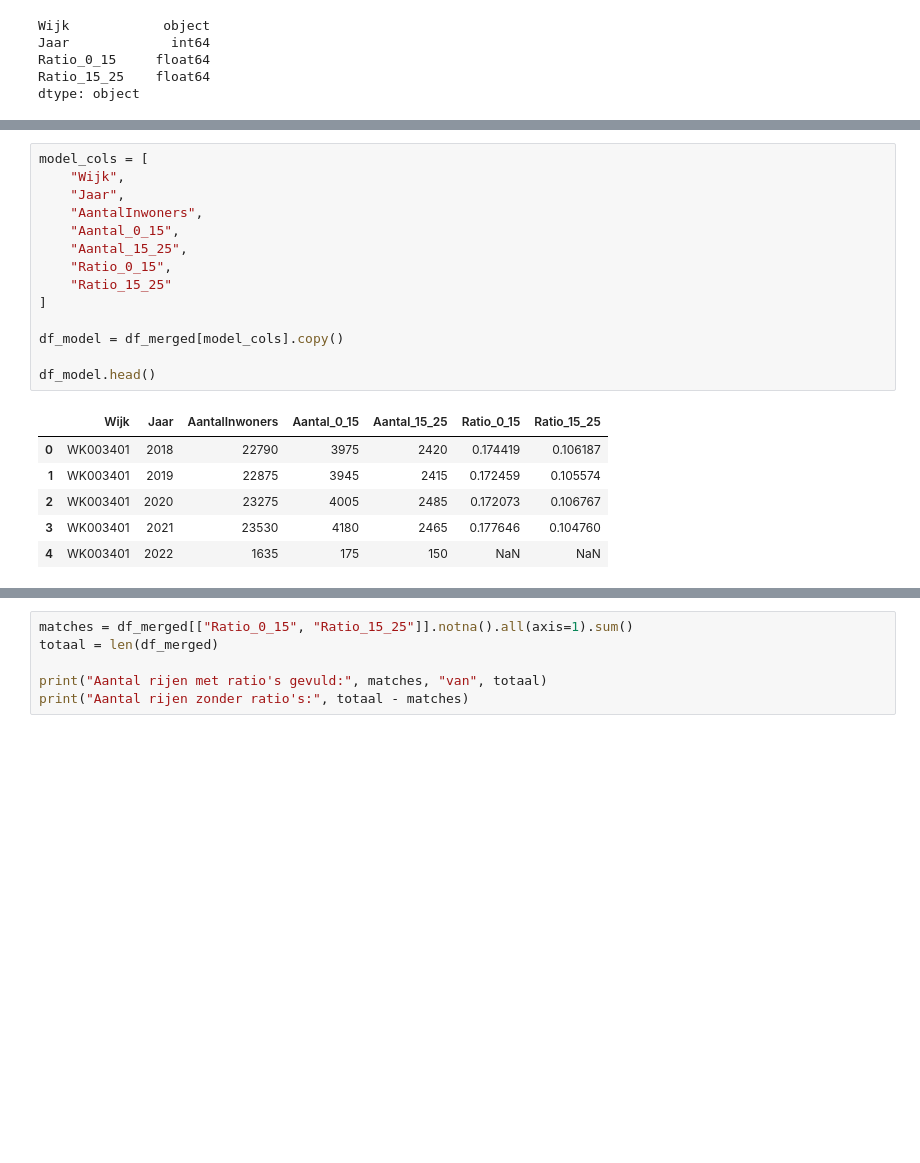
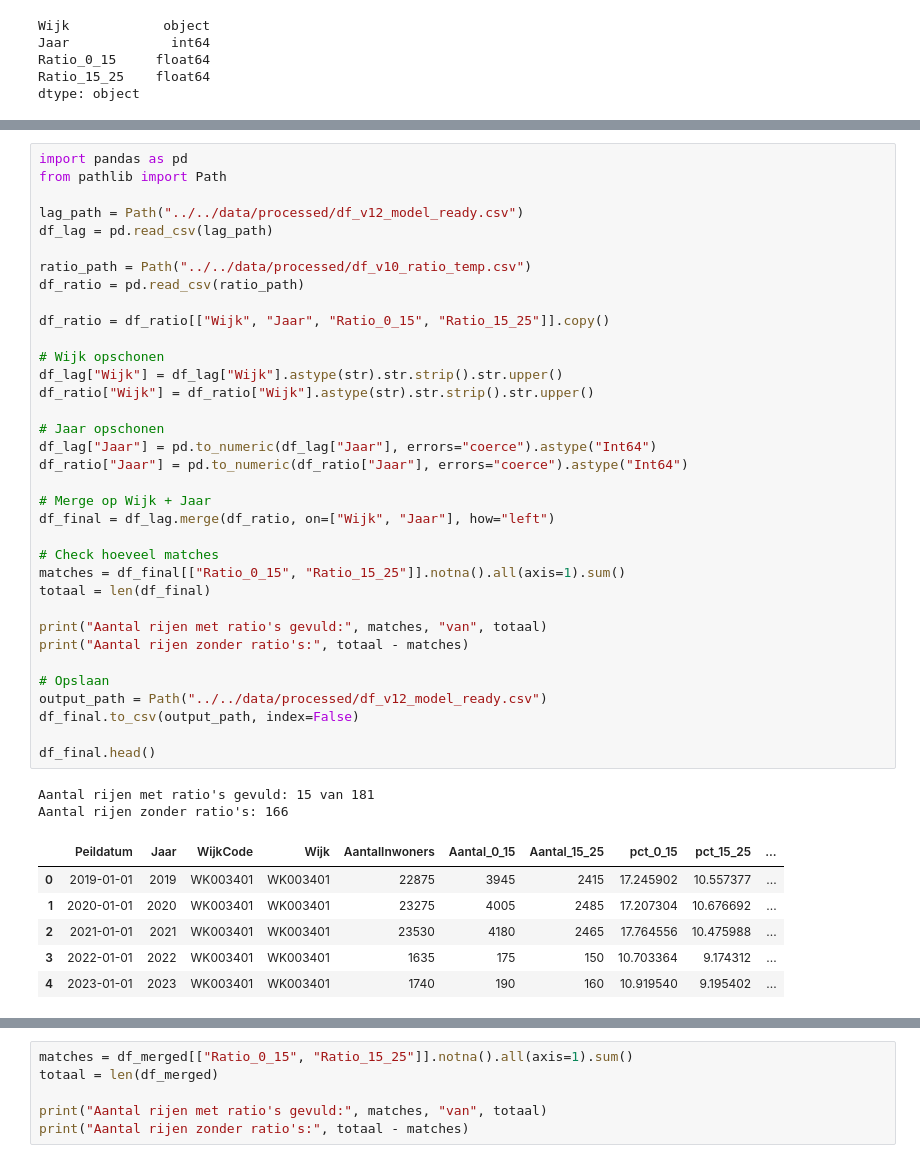
Before and after one commit to Ismael-991/almere-jeugd-voorspelling, a Jupyter notebook: notebooks/final/Gezamenlijke_notebook.ipynb, the cells around one changed output, grey strips where cells are left out. Cells and saved outputs as stored; diff of their text form; blank space fills up the shorter version.

```diff
--- a/notebooks/final/Gezamenlijke_notebook.ipynb
+++ b/notebooks/final/Gezamenlijke_notebook.ipynb
@@ -1318,21 +1372,44 @@ Jaren ratio (na filter): [np.int64(2018), np.int64(2019), np.int64(2020), np.int
 # %%
-model_cols = [
-    "Wijk",
-    "Jaar",
-    "AantalInwoners",
-    "Aantal_0_15",
-    "Aantal_15_25",
-    "Ratio_0_15",
-    "Ratio_15_25"
-]
+import pandas as pd
+from pathlib import Path
 
-df_model = df_merged[model_cols].copy()
+lag_path = Path("../../data/processed/df_v12_model_ready.csv")
+df_lag = pd.read_csv(lag_path)
 
-df_model.head()
+ratio_path = Path("../../data/processed/df_v10_ratio_temp.csv")
+df_ratio = pd.read_csv(ratio_path)
+
+df_ratio = df_ratio[["Wijk", "Jaar", "Ratio_0_15", "Ratio_15_25"]].copy()
+
+# Wijk opschonen
+df_lag["Wijk"] = df_lag["Wijk"].astype(str).str.strip().str.upper()
+df_ratio["Wijk"] = df_ratio["Wijk"].astype(str).str.strip().str.upper()
+
+# Jaar opschonen
+df_lag["Jaar"] = pd.to_numeric(df_lag["Jaar"], errors="coerce").astype("Int64")
+df_ratio["Jaar"] = pd.to_numeric(df_ratio["Jaar"], errors="coerce").astype("Int64")
+
+# Merge op Wijk + Jaar
+df_final = df_lag.merge(df_ratio, on=["Wijk", "Jaar"], how="left")
+
+# Check hoeveel matches
+matches = df_final[["Ratio_0_15", "Ratio_15_25"]].notna().all(axis=1).sum()
+totaal = len(df_final)
+
+print("Aantal rijen met ratio's gevuld:", matches, "van", totaal)
+print("Aantal rijen zonder ratio's:", totaal - matches)
+
+# Opslaan
+output_path = Path("../../data/processed/df_v12_model_ready.csv")
+df_final.to_csv(output_path, index=False)
+
+df_final.head()
 # %% [output]
+Aantal rijen met ratio's gevuld: 15 van 181
+Aantal rijen zonder ratio's: 166
-|  | Wijk | Jaar | AantalInwoners | Aantal_0_15 | Aantal_15_25 | Ratio_0_15 | Ratio_15_25 |
-| 0 | WK003401 | 2018 | 22790 | 3975 | 2420 | 0.174419 | 0.106187 |
-| 1 | WK003401 | 2019 | 22875 | 3945 | 2415 | 0.172459 | 0.105574 |
-| 2 | WK003401 | 2020 | 23275 | 4005 | 2485 | 0.172073 | 0.106767 |
-| 3 | WK003401 | 2021 | 23530 | 4180 | 2465 | 0.177646 | 0.104760 |
-| 4 | WK003401 | 2022 | 1635 | 175 | 150 | NaN | NaN |
+|  | Peildatum | Jaar | WijkCode | Wijk | AantalInwoners | Aantal_0_15 | Aantal_15_25 | pct_0_15 | pct_15_25 | ... |
+| 0 | 2019-01-01 | 2019 | WK003401 | WK003401 | 22875 | 3945 | 2415 | 17.245902 | 10.557377 | ... |
+| 1 | 2020-01-01 | 2020 | WK003401 | WK003401 | 23275 | 4005 | 2485 | 17.207304 | 10.676692 | ... |
+| 2 | 2021-01-01 | 2021 | WK003401 | WK003401 | 23530 | 4180 | 2465 | 17.764556 | 10.475988 | ... |
+| 3 | 2022-01-01 | 2022 | WK003401 | WK003401 | 1635 | 175 | 150 | 10.703364 | 9.174312 | ... |
+| 4 | 2023-01-01 | 2023 | WK003401 | WK003401 | 1740 | 190 | 160 | 10.919540 | 9.195402 | ... |
```
Also changed, not shown: parts of 38 cells of this notebook.
